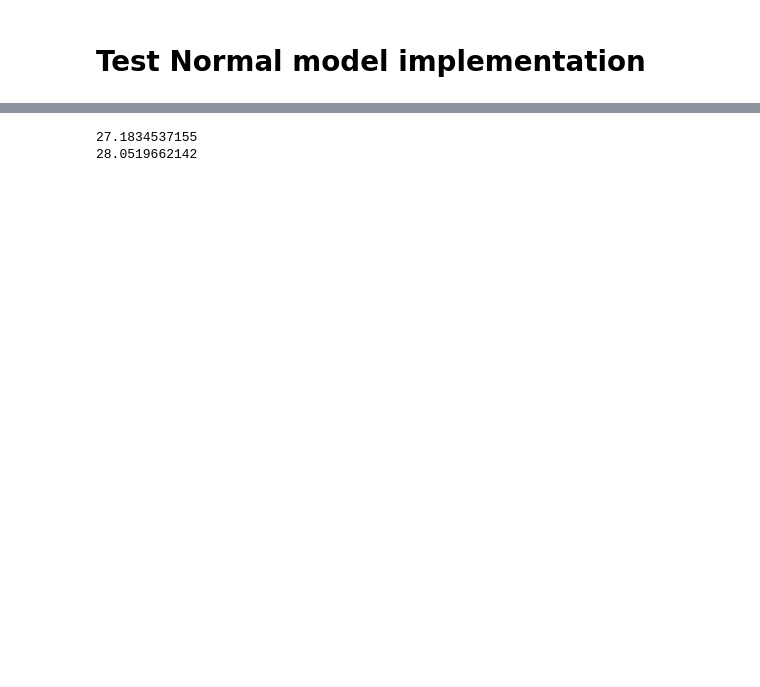
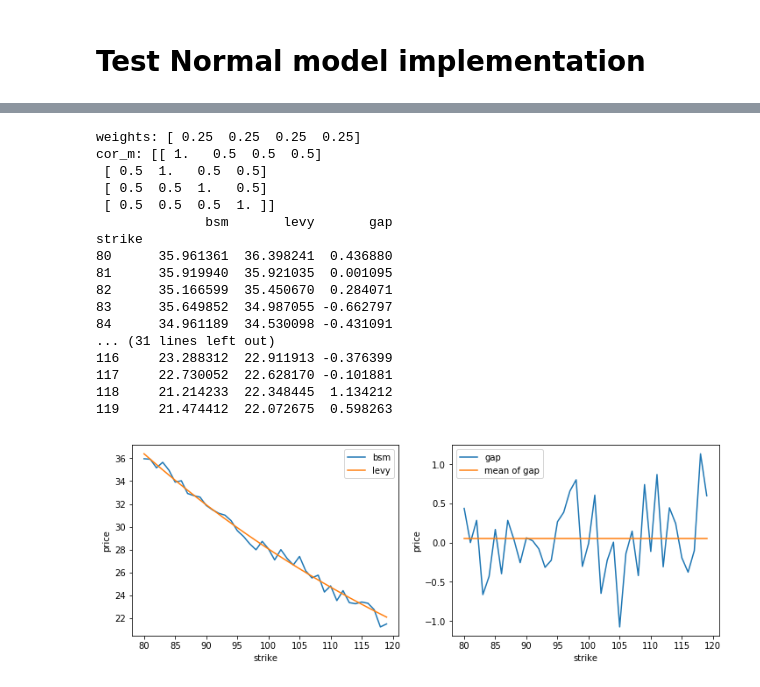
Before and after one commit to Chaney940/Project-team_asap, a Jupyter notebook: TestCode_BasketSpread.ipynb, the cells around one changed output, grey strips where cells are left out. Cells and saved outputs as stored; diff of their text form; code cells hidden in the pictures; blank space fills up the shorter version.

```diff
--- a/TestCode_BasketSpread.ipynb
+++ b/TestCode_BasketSpread.ipynb
@@ -99,16 +221,57 @@ divr = np.zeros(4)
 intr = 0
 cor_m = 0.5*np.identity(4) + 0.5*np.ones((4,4))
 texp = 5
-strike = 100
 price = 28.0073695
-# %%
-# MC price based on normal model
-# make sure that the prices are similar
-
-a=basket.basket_price_mc(strike, spot, vol, weights, texp, cor_m, bsm=True)
-b=basket_Levy.basket_price_Levy(strike, spot, vol, weights, texp, cor_m)
-print(a)
-print(b)
-# %% [output]
-27.1834537155
-28.0519662142
+# %%
+# MC price based on normal model
+# make sure that the prices are similar
+print('weights:',weights);print('cor_m:',cor_m)
+
+strikeRange = np.arange(80,120,1)
+bsmList=[]
+levyList=[]
+
+for strike in strikeRange:
+    bsmList.append(basket.basket_price_mc(strike, spot, vol, weights, texp, cor_m, bsm=True))
+    levyList.append(basket_Levy.basket_price_Levy(strike, spot, vol, weights, texp, cor_m))
+
+priceFrm=pd.DataFrame({'bsm':bsmList,'levy':levyList},index=strikeRange)
+priceFrm['gap']=priceFrm['levy']-priceFrm['bsm']
+priceFrm.index.name='strike'
+print (priceFrm)
+
+fig=plt.figure(figsize=(12,4))
+ax1=fig.add_subplot(1,2,1)
+ax2=fig.add_subplot(1,2,2)
+ax1.plot(strikeRange,bsmList,label='bsm')
+ax1.plot(strikeRange,levyList,label='levy')
+ax2.plot(strikeRange,priceFrm.gap,label='gap')
+ax2.plot(strikeRange,[np.mean(priceFrm.gap)]*len(strikeRange),label='mean of gap')
+ax1.legend(loc='best')
+ax2.legend(loc='best')
+ax1.set_xlabel('strike')
+ax2.set_xlabel('strike')
+ax1.set_ylabel('price')
+ax2.set_ylabel('price')
+plt.show()
+
+#we can see the levy method much more volatile than bsm model when the vol gets higher
+# %% [output]
+weights: [ 0.25  0.25  0.25  0.25]
+cor_m: [[ 1.   0.5  0.5  0.5]
+ [ 0.5  1.   0.5  0.5]
+ [ 0.5  0.5  1.   0.5]
+ [ 0.5  0.5  0.5  1. ]]
+              bsm       levy       gap
+strike
+80      35.961361  36.398241  0.436880
+81      35.919940  35.921035  0.001095
+82      35.166599  35.450670  0.284071
+83      35.649852  34.987055 -0.662797
+84      34.961189  34.530098 -0.431091
+... (31 lines left out)
+116     23.288312  22.911913 -0.376399
+117     22.730052  22.628170 -0.101881
+118     21.214233  22.348445  1.134212
+119     21.474412  22.072675  0.598263
+[figure, added]
```
Also changed, not shown: parts of 7 cells of this notebook.
